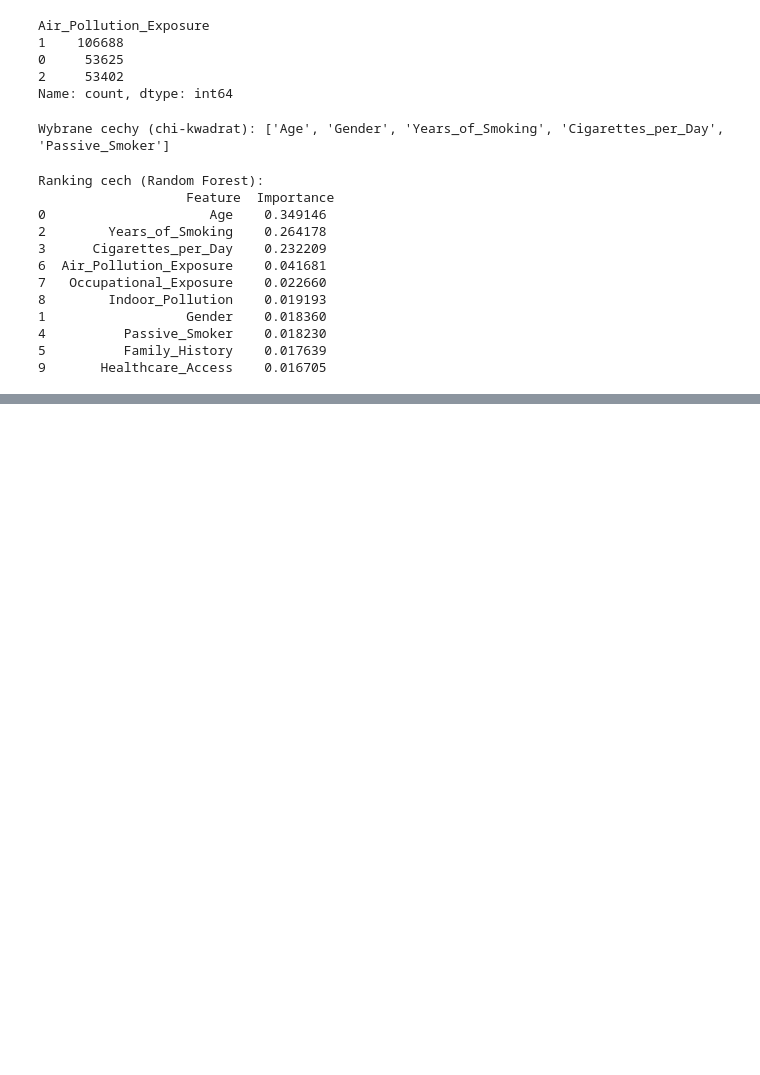
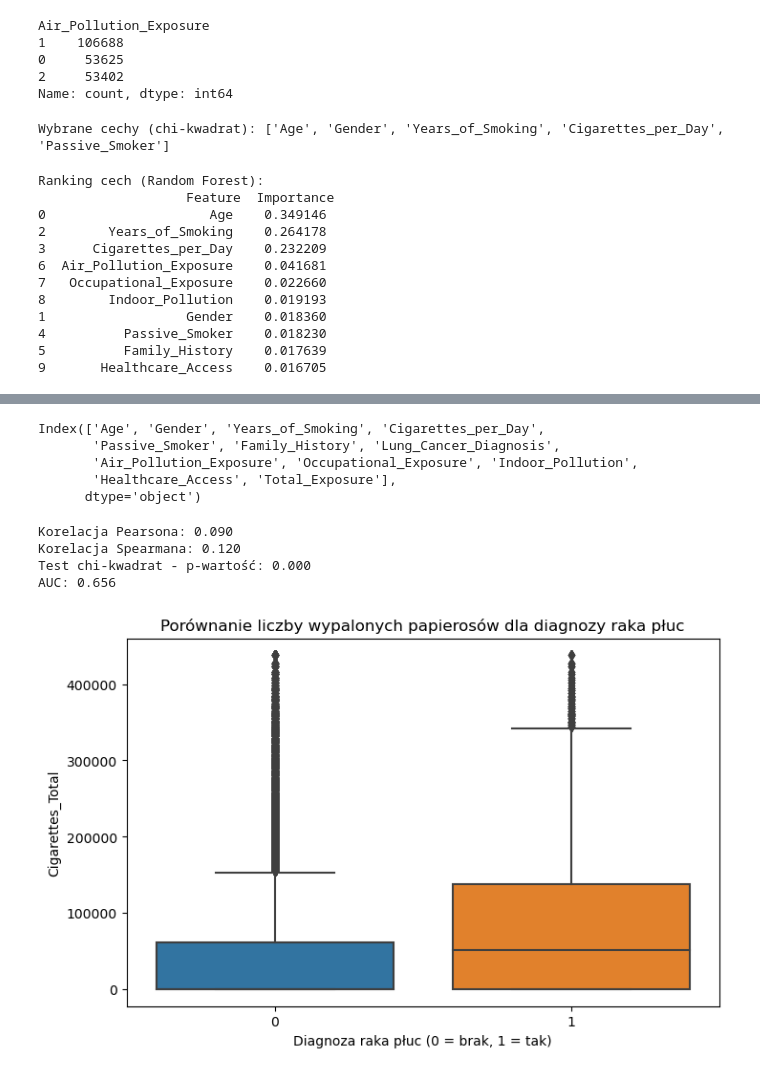
Before and after one commit to kacpert20/machine_learning_lung_cancer, a Jupyter notebook: preparing_data.ipynb, the cells around one changed output, grey strips where cells are left out. Saved outputs shown, nothing was run; the diff lists cells and outputs as text; code cells hidden in the pictures; blank space fills up the shorter version.

```diff
--- a/preparing_data.ipynb
+++ b/preparing_data.ipynb
@@ -315,0 +316,44 @@ Korelacja Total_Exposure z Lung_Cancer_Diagnosis: 0.001
+# %%
+df.columns
+# %% [output]
+Index(['Age', 'Gender', 'Years_of_Smoking', 'Cigarettes_per_Day',
+       'Passive_Smoker', 'Family_History', 'Lung_Cancer_Diagnosis',
+       'Air_Pollution_Exposure', 'Occupational_Exposure', 'Indoor_Pollution',
+       'Healthcare_Access', 'Total_Exposure'],
+      dtype='object')
+# %%
+from sklearn.metrics import roc_auc_score
+
+df["Cigarettes_Total"] = df["Years_of_Smoking"] * df["Cigarettes_per_Day"] * 365
+
+# Obliczenie korelacji Pearsona i Spearmana
+corr_pearson = df[["Cigarettes_Total", "Lung_Cancer_Diagnosis"]].corr().iloc[0, 1]
+corr_spearman = df[["Cigarettes_Total", "Lung_Cancer_Diagnosis"]].corr(method="spearman").iloc[0, 1]
+
+# Test chi-kwadrat
+df["Cigarettes_High"] = df["Cigarettes_Total"] > df["Cigarettes_Total"].median()
+contingency_table = pd.crosstab(df["Cigarettes_High"], df["Lung_Cancer_Diagnosis"])
+chi2_stat, p_value, _, _ = chi2_contingency(contingency_table)
+
+# AUC
+auc_score = roc_auc_score(df["Lung_Cancer_Diagnosis"], df["Cigarettes_Total"])
+
+# Prezentacja wyników
+print(f"Korelacja Pearsona: {corr_pearson:.3f}")
+print(f"Korelacja Spearmana: {corr_spearman:.3f}")
+print(f"Test chi-kwadrat - p-wartość: {p_value:.3f}")
+print(f"AUC: {auc_score:.3f}")
+
+# Wizualizacja korelacji
+plt.figure(figsize=(8, 5))
+sns.boxplot(x=df["Lung_Cancer_Diagnosis"], y=df["Cigarettes_Total"])
+plt.title("Porównanie liczby wypalonych papierosów dla diagnozy raka płuc")
+plt.xlabel("Diagnoza raka płuc (0 = brak, 1 = tak)")
+plt.ylabel("Cigarettes_Total")
+plt.show()
+# %% [output]
+Korelacja Pearsona: 0.090
+Korelacja Spearmana: 0.120
+Test chi-kwadrat - p-wartość: 0.000
+AUC: 0.656
+[figure, added]
```
Also changed, not shown: parts of 11 cells of this notebook.
